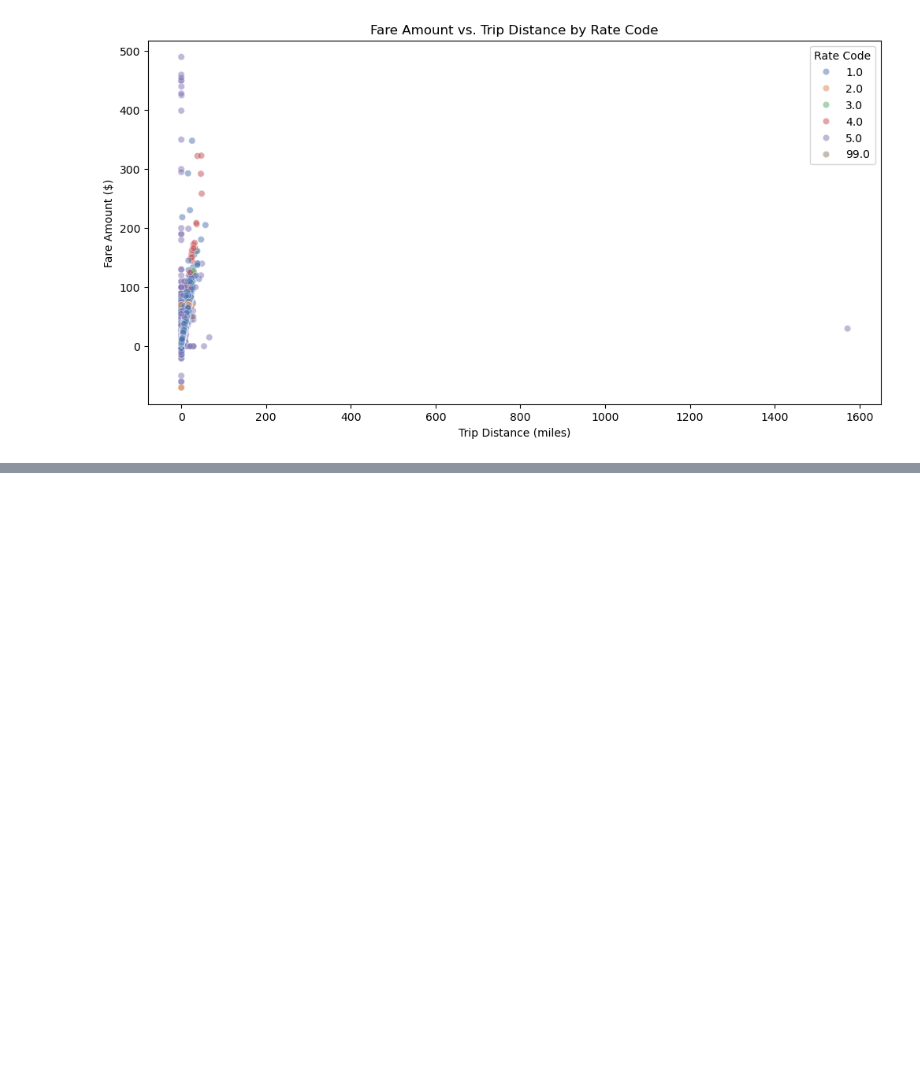
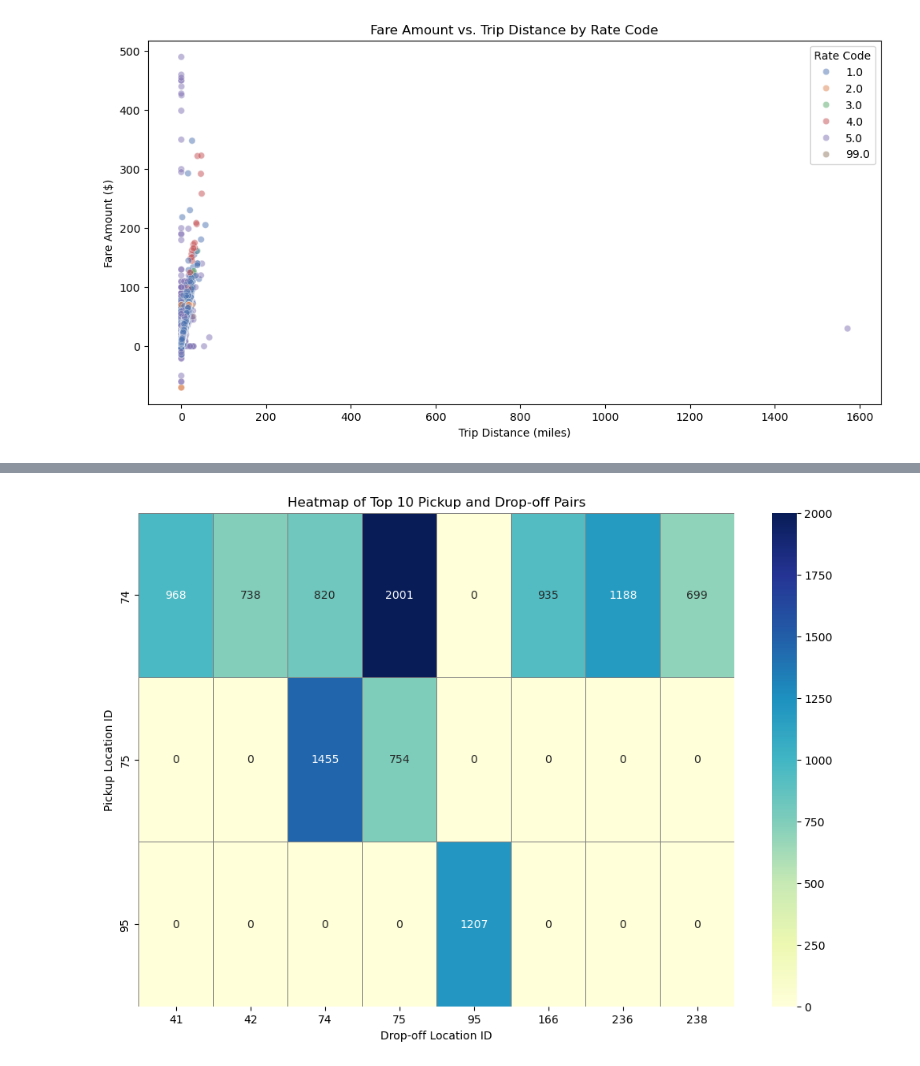
Before and after one commit to tdarum/NewYorkFleet, a Jupyter notebook: Capstone2Theresia-NYTaxi.ipynb, the cells around one changed output, grey strips where cells are left out. Saved outputs shown, nothing was run; the diff lists cells and outputs as text; code cells hidden in the pictures; blank space fills up the shorter version.

```diff
--- a/Capstone2Theresia-NYTaxi.ipynb
+++ b/Capstone2Theresia-NYTaxi.ipynb
@@ -367,0 +460,17 @@ plt.show()
+# %%
+pivot_table = trip_pairs.pivot_table(
+    index='PULocationID',
+    columns='DOLocationID',
+    values='Trip_Count',
+    fill_value=0
+)
+
+# Plotting the heatmap
+plt.figure(figsize=(12, 8))
+sns.heatmap(pivot_table, cmap='YlGnBu', annot=True, fmt='.0f', linewidths=0.5, linecolor='gray')
+plt.title('Heatmap of Top 10 Pickup and Drop-off Pairs')
+plt.xlabel('Drop-off Location ID')
+plt.ylabel('Pickup Location ID')
+plt.show()
+# %% [output]
+[figure, added]
```
Also changed, not shown: parts of 17 cells of this notebook.
